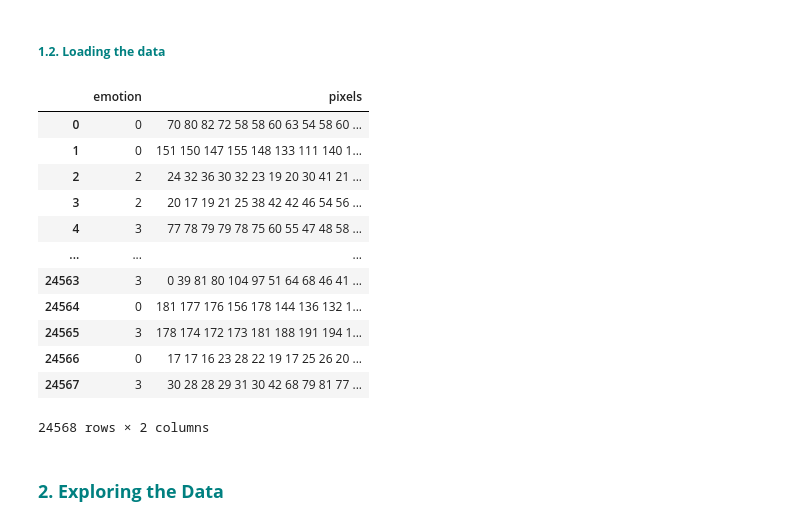
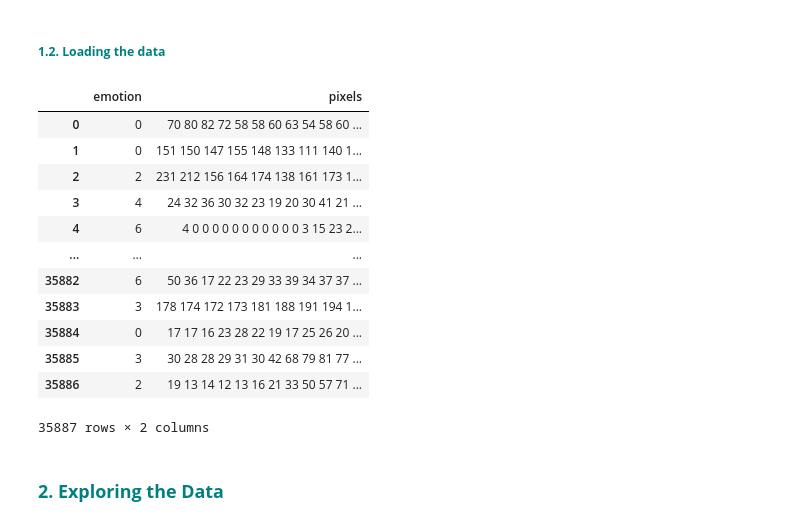
Before and after one commit to sabheen9/CapStone3-Facial_Expression_Classification, a Jupyter notebook: notebooks/Facial_Expression_Classification.ipynb, the cells around one changed output. Saved outputs shown, nothing was run; the diff lists cells and outputs as text; code cells hidden in the pictures.

```diff
--- a/notebooks/Facial_Expression_Classification.ipynb
+++ b/notebooks/Facial_Expression_Classification.ipynb
@@ -61,22 +90,22 @@ import cv2  # OpenCV for flipping and scaling
 ##### **<font color='teal'> 1.2. Loading the data </font>**
 # %%
 # Reading and checking the CSV file
-df=pd.read_csv("../data/emotion.csv")
+df=pd.read_csv("../data/icml_face_data.csv")
 df
 # %% [output]
 |  | emotion | pixels |
 | 0 | 0 | 70 80 82 72 58 58 60 63 54 58 60 ... |
 | 1 | 0 | 151 150 147 155 148 133 111 140 1... |
-| 2 | 2 | 24 32 36 30 32 23 19 20 30 41 21 ... |
-| 3 | 2 | 20 17 19 21 25 38 42 42 46 54 56 ... |
-| 4 | 3 | 77 78 79 79 78 75 60 55 47 48 58 ... |
+| 2 | 2 | 231 212 156 164 174 138 161 173 1... |
+| 3 | 4 | 24 32 36 30 32 23 19 20 30 41 21 ... |
+| 4 | 6 | 4 0 0 0 0 0 0 0 0 0 0 0 3 15 23 2... |
 | ... | ... | ... |
-| 24563 | 3 | 0 39 81 80 104 97 51 64 68 46 41 ... |
-| 24564 | 0 | 181 177 176 156 178 144 136 132 1... |
-| 24565 | 3 | 178 174 172 173 181 188 191 194 1... |
-| 24566 | 0 | 17 17 16 23 28 22 19 17 25 26 20 ... |
-| 24567 | 3 | 30 28 28 29 31 30 42 68 79 81 77 ... |
+| 35882 | 6 | 50 36 17 22 23 29 33 39 34 37 37 ... |
+| 35883 | 3 | 178 174 172 173 181 188 191 194 1... |
+| 35884 | 0 | 17 17 16 23 28 22 19 17 25 26 20 ... |
+| 35885 | 3 | 30 28 28 29 31 30 42 68 79 81 77 ... |
+| 35886 | 2 | 19 13 14 12 13 16 21 33 50 57 71 ... |
-24568 rows × 2 columns
+35887 rows × 2 columns
 # %% [markdown]
 ### **<font color='teal'> 2. Exploring the Data </font>**
 # %% [markdown]
```
Also changed, not shown: parts of 15 cells of this notebook, 1 other file.
